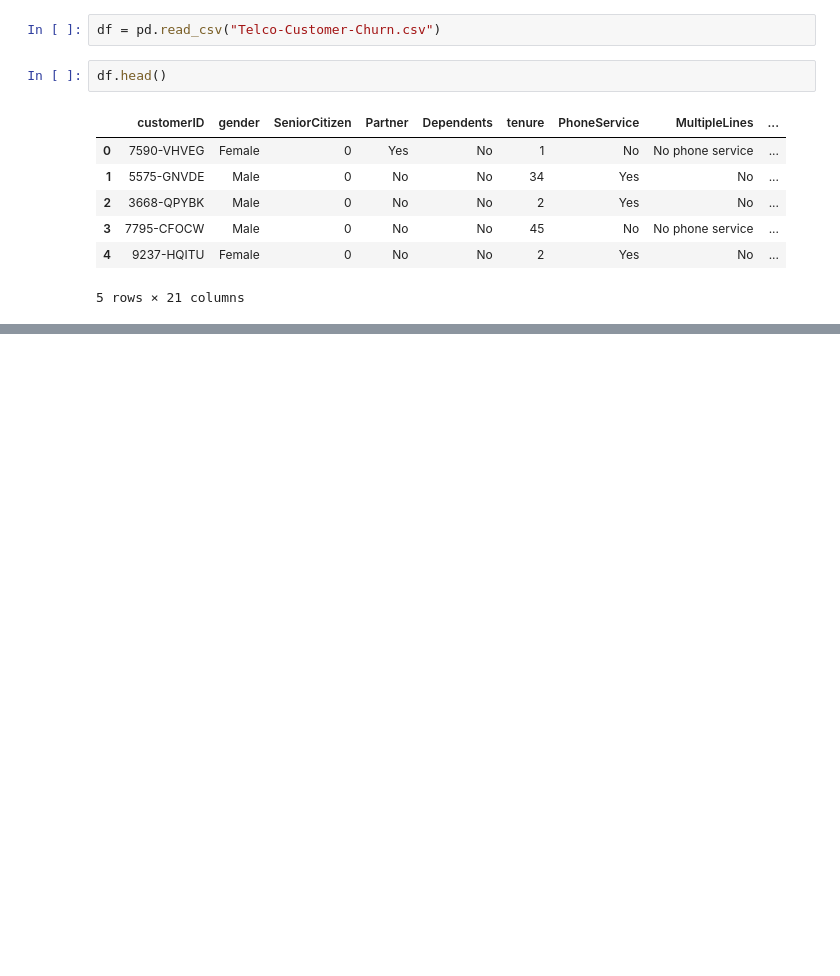
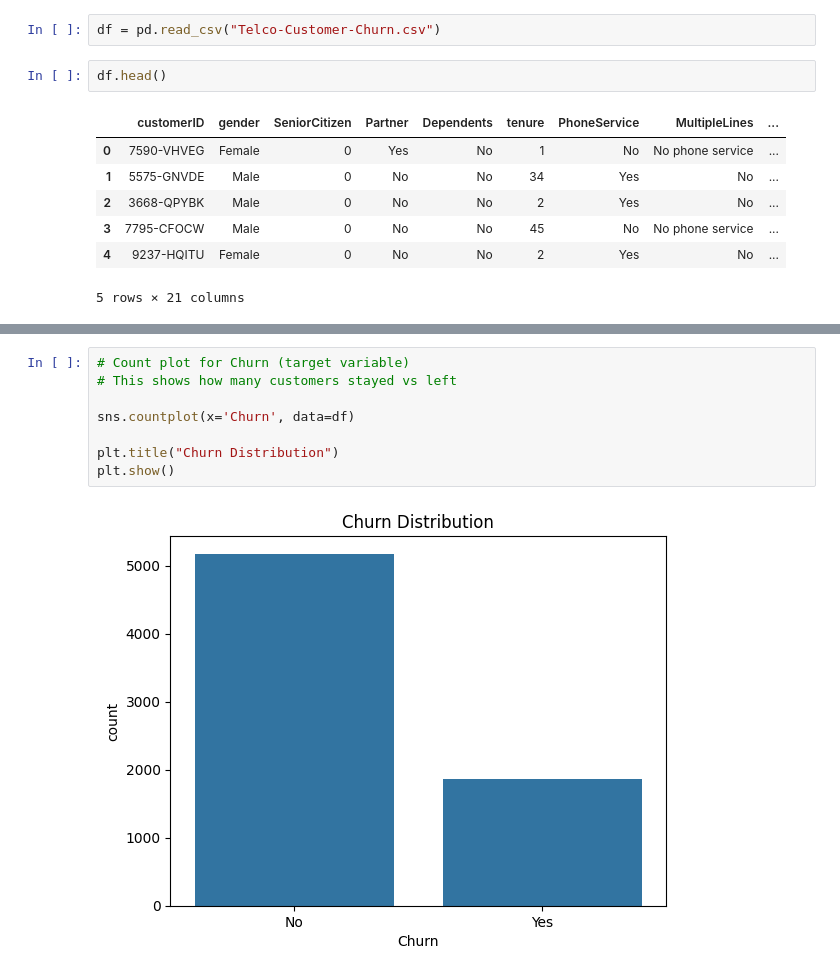
Before and after one commit to vaishnavigiri1210/Internship, a Jupyter notebook: Machine Learning/week 21/pre-project_task.ipynb, the cells around one changed output, grey strips where cells are left out. Cells and saved outputs as stored; diff of their text form; blank space fills up the shorter version.

```diff
--- a/Machine Learning/week 21/pre-project_task.ipynb
+++ b/Machine Learning/week 21/pre-project_task.ipynb
@@ -64,0 +111,10 @@ dtype: int64
+# %%
+# Count plot for Churn (target variable)
+# This shows how many customers stayed vs left
+
+sns.countplot(x='Churn', data=df)
+
+plt.title("Churn Distribution")
+plt.show()
+# %% [output]
+[figure, added]
```
Also changed, not shown: parts of 15 cells of this notebook.
